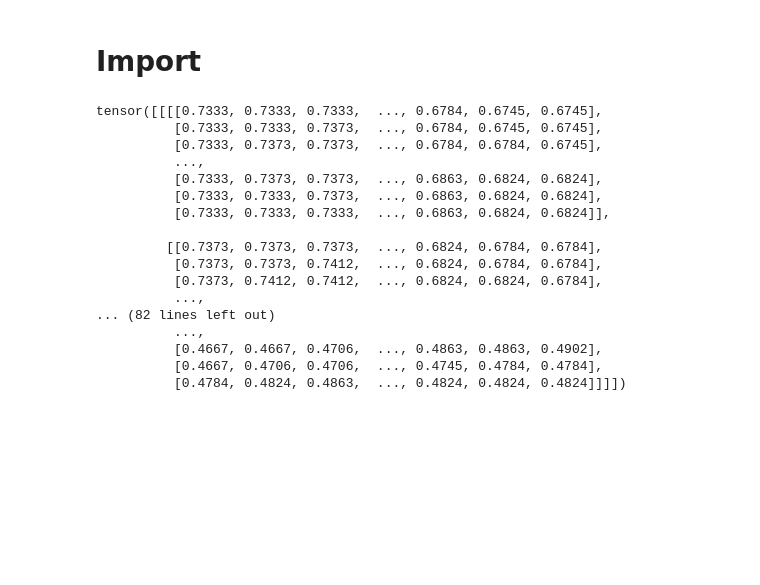
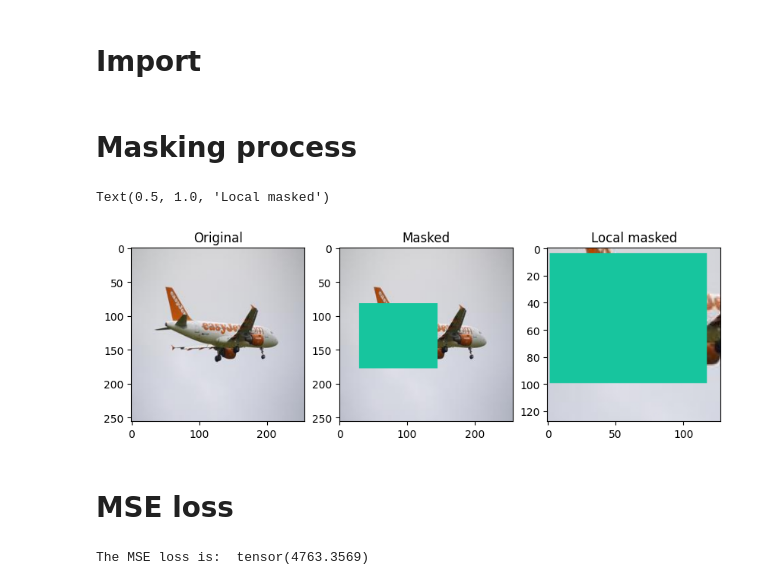
Before and after one commit to poloincognito/glcic, a Jupyter notebook: notebooks/4_preprocessing.ipynb, the cells around one changed output. Saved outputs shown, nothing was run; the diff lists cells and outputs as text; code cells hidden in the pictures; blank space fills up the shorter version.

```diff
--- a/notebooks/4_preprocessing.ipynb
+++ b/notebooks/4_preprocessing.ipynb
@@ -14,39 +14,39 @@ train_dataset = torchvision.datasets.ImageFolder(root=train_dataset_dir, transfo
 train_dataloader = torch.utils.data.DataLoader(train_dataset, batch_size=4, shuffle=False)
 
 # first batch
-batch = next(iter(train_dataloader))
+batch = next(iter(train_dataloader))[0]
+# %% [markdown]
+# Masking process
 # %%
 # apply the mask
-from glic.preprocessing.preprocessing_tools import generate_mask,apply_mask
-from glic.preprocessing.preprocessing_tools import generate_mask,apply_mask
+from glic.utils import *
 
 lm,em = generate_mask(4)
 replacement_val = torch.rand(3)
-masked_batch = apply_mask(batch[0],em,replacement_val)
+masked_batch = apply_mask(batch,em,replacement_val)
-# %% [output]
-tensor([[[[0.7333, 0.7333, 0.7333,  ..., 0.6784, 0.6745, 0.6745],
-          [0.7333, 0.7333, 0.7373,  ..., 0.6784, 0.6745, 0.6745],
-          [0.7333, 0.7373, 0.7373,  ..., 0.6784, 0.6784, 0.6745],
-          ...,
-          [0.7333, 0.7373, 0.7373,  ..., 0.6863, 0.6824, 0.6824],
-          [0.7333, 0.7333, 0.7373,  ..., 0.6863, 0.6824, 0.6824],
-          [0.7333, 0.7333, 0.7333,  ..., 0.6863, 0.6824, 0.6824]],
-
-         [[0.7373, 0.7373, 0.7373,  ..., 0.6824, 0.6784, 0.6784],
-          [0.7373, 0.7373, 0.7412,  ..., 0.6824, 0.6784, 0.6784],
-          [0.7373, 0.7412, 0.7412,  ..., 0.6824, 0.6824, 0.6784],
-          ...,
-... (82 lines left out)
-          ...,
-          [0.4667, 0.4667, 0.4706,  ..., 0.4863, 0.4863, 0.4902],
-          [0.4667, 0.4706, 0.4706,  ..., 0.4745, 0.4784, 0.4784],
-          [0.4784, 0.4824, 0.4863,  ..., 0.4824, 0.4824, 0.4824]]]])
 # %%
 import matplotlib.pyplot as plt
-fig, axes = plt.subplots(1, 3)
+fig, axes = plt.subplots(1, 3, figsize=(10, 15))
 
 # display the original image
+axes[0].imshow(batch[0].permute(1,2,0))
+axes[0].set_title('Original')
 
 # display the masked image
+axes[1].imshow(masked_batch[0].permute(1,2,0))
+axes[1].set_title('Masked')
 
 # display the local masked image
+h,h2,w,w2 = lm[0]
+axes[2].imshow(masked_batch[0][:,h:h2,w:w2].permute(1,2,0))
+axes[2].set_title('Local masked')
+# %% [output]
+Text(0.5, 1.0, 'Local masked')
+[figure, added]
+# %% [markdown]
+# MSE loss
+# %%
+mse_loss = compute_mse_loss(masked_batch, batch, em)
+print("The MSE loss is: ", mse_loss)
+# %% [output]
+The MSE loss is:  tensor(4763.3569)
```
Also changed, not shown: 4 other files.
